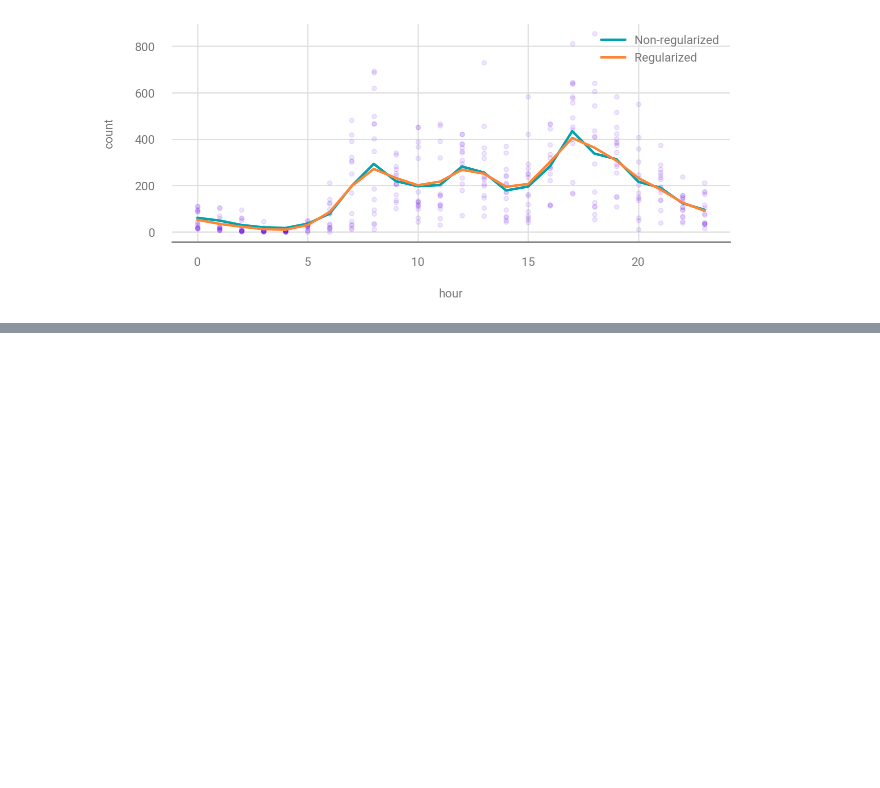
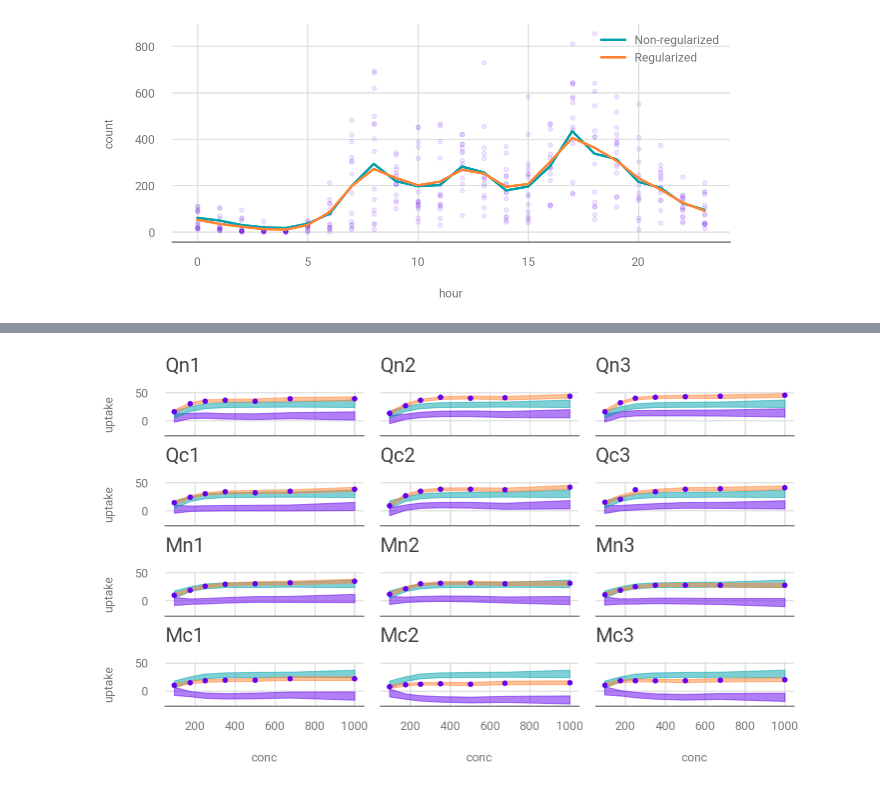
Before and after one commit to paw-lu/bayesian-modeling-computation-python, a Jupyter notebook: notebooks/5_splines.ipynb, the cells around one changed output, grey strips where cells are left out. Saved outputs shown, nothing was run; the diff lists cells and outputs as text; code cells hidden in the pictures; blank space fills up the shorter version.

```diff
--- a/notebooks/5_splines.ipynb
+++ b/notebooks/5_splines.ipynb
@@ -487,0 +624,23 @@ Sampling 4 chains for 1_000 tune and 1_000 draw iterations (4_000 + 4_000 draws
+# %%
+_, axes = plt.subplots(4, 3, figsize=(10, 6), sharey=True, sharex=True)
+msi = idata_sp_mix["posterior"].stack(draws=["chain", "draw"])["μi"]
+msg = idata_sp_mix["posterior"].stack(draws=["chain", "draw"])["μg"]
+for plant_name, ax in zip(plant_names, axes.ravel()):
+    plant_idx = plants_CO2.loc[lambda df: df["Plant"] == plant_name].index
+    x = plants_CO2.loc[plant_idx, "conc"]
+    group_msi = msi.sel(groups=plant_name).values.T
+    az.plot_hdi(x, group_msi, smooth=False, ax=ax, color="C0")
+    group_msg = msg.sel(idx=plant_idx).values.T
+    az.plot_hdi(x, group_msg, smooth=False, ax=ax, color="C1")
+    az.plot_hdi(
+        x,
+        group_msi + group_msg,
+        smooth=False,
+        ax=ax,
+        color="C2",
+    )
+    plants_CO2.loc[plant_idx].plot.scatter(x="conc", y="uptake", ax=ax)
+    ax.set_title(plant_name)
+plt.tight_layout();
+# %% [output]
+[figure, added]
```
Also changed, not shown: parts of 13 cells of this notebook, 1 other file.
